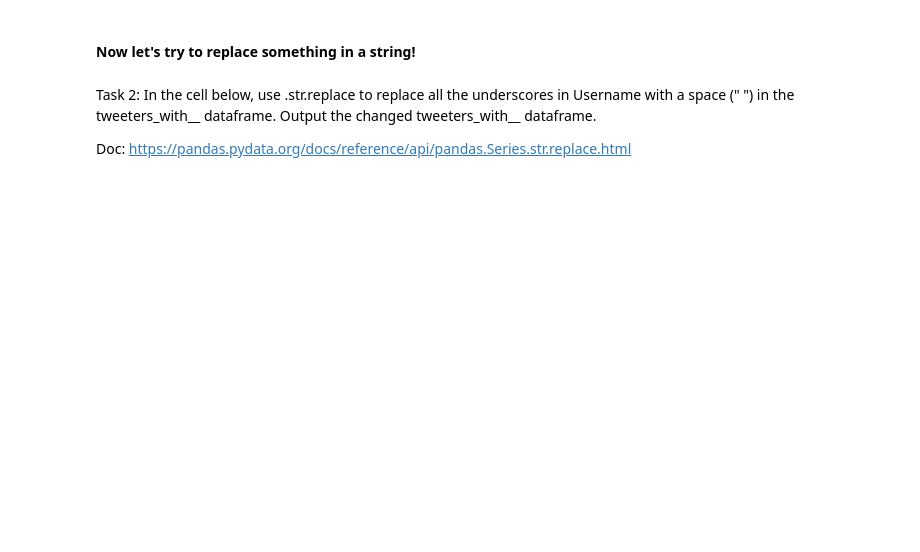
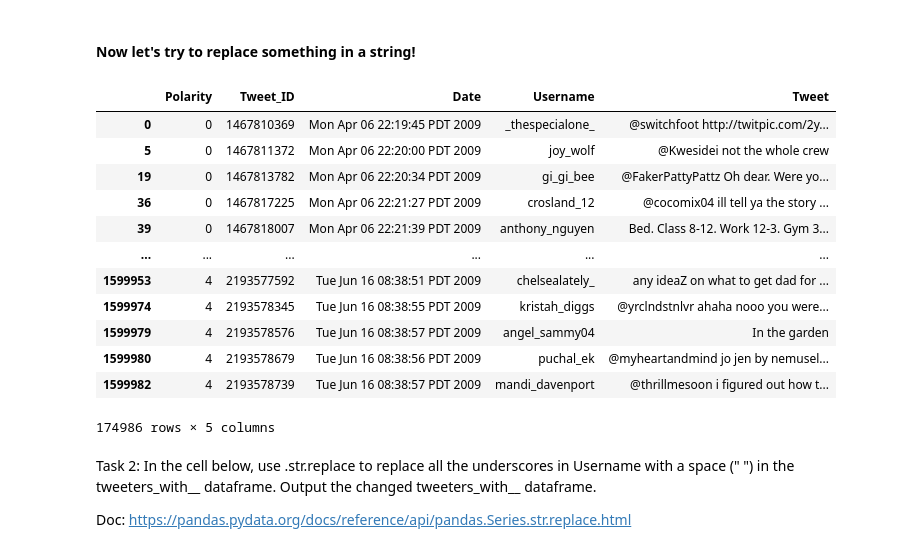
Before and after one commit to kyun33/JCP26Notebooks, a Jupyter notebook: Week_2_EDA_DataCleaning_JCP_Copy.ipynb, the cells around one changed output. Cells and saved outputs as stored; diff of their text form; code cells hidden in the pictures; blank space fills up the shorter version.

```diff
--- a/Week_2_EDA_DataCleaning_JCP_Copy.ipynb
+++ b/Week_2_EDA_DataCleaning_JCP_Copy.ipynb
@@ -155,6 +328,22 @@ NameError: name 'tweets_data' is not defined
 #### Now let's try to replace something in a string!
 # %%
 # TODO: create a dataframe that filters out the final_tweets dataframe's tweets and only shows tweets with underscores
+tweeters_with_underscores = final_tweets[final_tweets["Username"].str.contains("_", na=False)]
+tweeters_with_underscores
+# %% [output]
+|  | Polarity | Tweet_ID | Date | Username | Tweet |
+| 0 | 0 | 1467810369 | Mon Apr 06 22:19:45 PDT 2009 | _thespecialone_ | @switchfoot http://twitpic.com/2y... |
+| 5 | 0 | 1467811372 | Mon Apr 06 22:20:00 PDT 2009 | joy_wolf | @Kwesidei not the whole crew |
+| 19 | 0 | 1467813782 | Mon Apr 06 22:20:34 PDT 2009 | gi_gi_bee | @FakerPattyPattz Oh dear. Were yo... |
+| 36 | 0 | 1467817225 | Mon Apr 06 22:21:27 PDT 2009 | crosland_12 | @cocomix04 ill tell ya the story ... |
+| 39 | 0 | 1467818007 | Mon Apr 06 22:21:39 PDT 2009 | anthony_nguyen | Bed. Class 8-12. Work 12-3. Gym 3... |
+| ... | ... | ... | ... | ... | ... |
+| 1599953 | 4 | 2193577592 | Tue Jun 16 08:38:51 PDT 2009 | chelsealately_ | any ideaZ on what to get dad for ... |
+| 1599974 | 4 | 2193578345 | Tue Jun 16 08:38:55 PDT 2009 | kristah_diggs | @yrclndstnlvr ahaha nooo you were... |
+| 1599979 | 4 | 2193578576 | Tue Jun 16 08:38:57 PDT 2009 | angel_sammy04 | In the garden |
+| 1599980 | 4 | 2193578679 | Tue Jun 16 08:38:56 PDT 2009 | puchal_ek | @myheartandmind jo jen by nemusel... |
+| 1599982 | 4 | 2193578739 | Tue Jun 16 08:38:57 PDT 2009 | mandi_davenport | @thrillmesoon i figured out how t... |
+174986 rows × 5 columns
 # %% [markdown]
 Task 2: In the cell below, use .str.replace to replace all the underscores in Username with a space (" ") in the tweeters_with__ dataframe. Output the changed tweeters_with__ dataframe.
 
```
Also changed, not shown: parts of 27 cells of this notebook.
